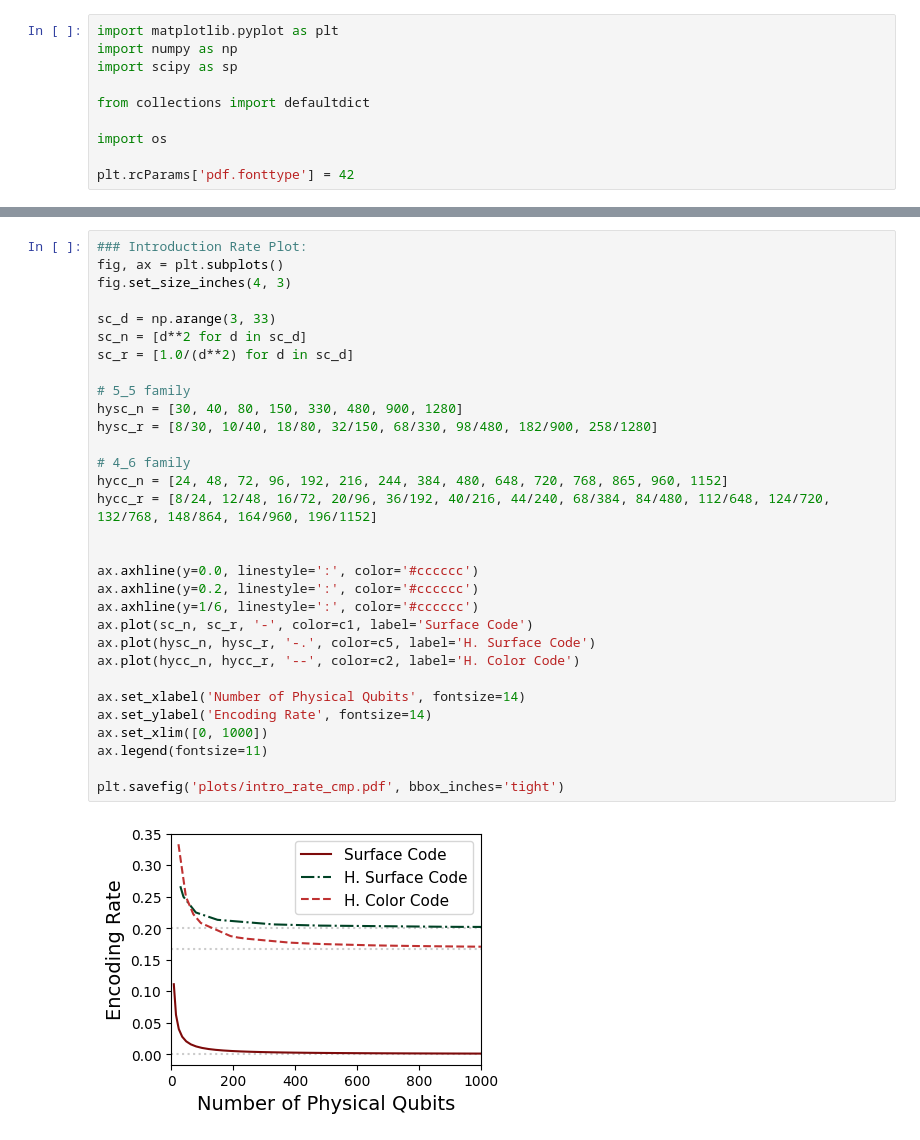
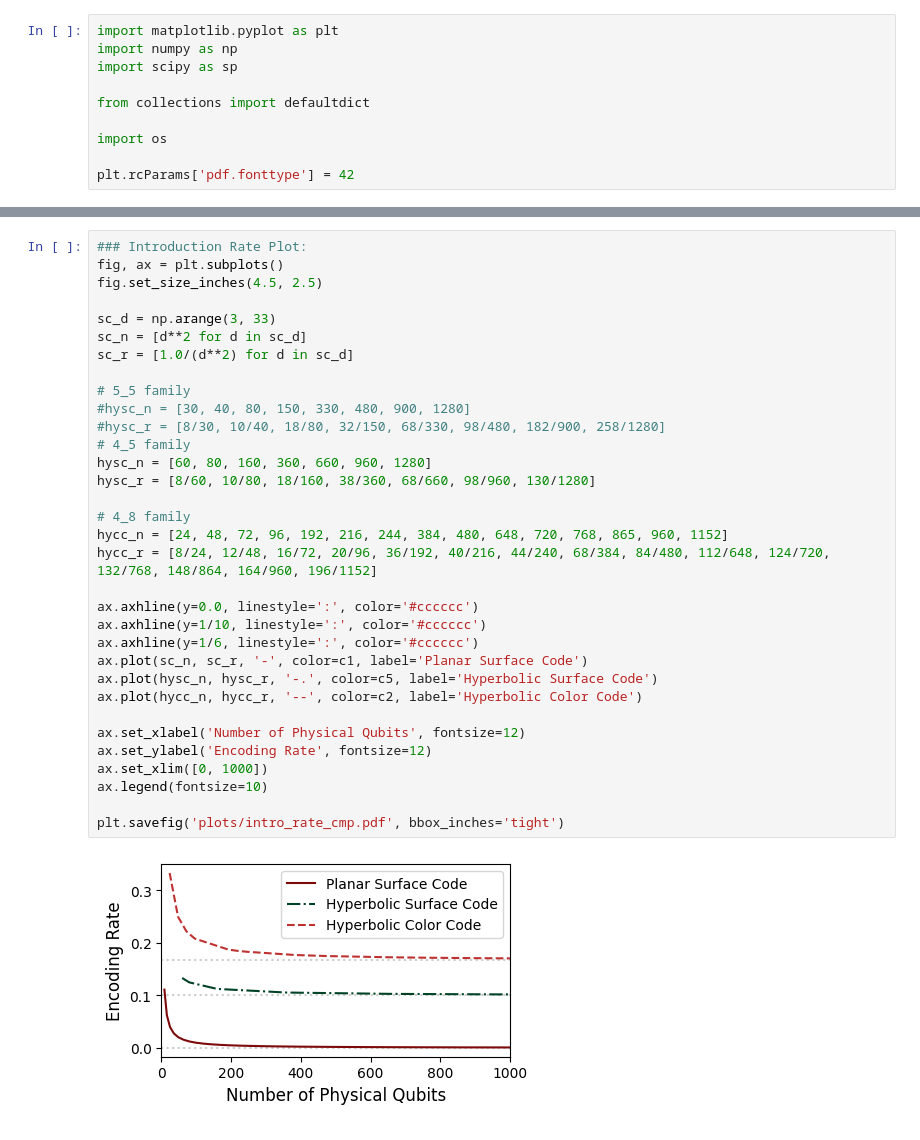
Before and after one commit to suhaskvittal/qontra, a Jupyter notebook: scripts/protean/plots.ipynb, the cells around one changed output, grey strips where cells are left out. Drawn from its saved outputs; the diff is of its cells as text.

```diff
--- a/scripts/protean/plots.ipynb
+++ b/scripts/protean/plots.ipynb
@@ -113,36 +117,38 @@ def get_code_error_rates(code, version, ler_key=-1):
 # %%
 ### Introduction Rate Plot:
 fig, ax = plt.subplots()
-fig.set_size_inches(4, 3)
+fig.set_size_inches(4.5, 2.5)
 
 sc_d = np.arange(3, 33)
 sc_n = [d**2 for d in sc_d]
 sc_r = [1.0/(d**2) for d in sc_d]
 
 # 5_5 family
-hysc_n = [30, 40, 80, 150, 330, 480, 900, 1280]
-hysc_r = [8/30, 10/40, 18/80, 32/150, 68/330, 98/480, 182/900, 258/1280]
+#hysc_n = [30, 40, 80, 150, 330, 480, 900, 1280]
+#hysc_r = [8/30, 10/40, 18/80, 32/150, 68/330, 98/480, 182/900, 258/1280]
+# 4_5 family
+hysc_n = [60, 80, 160, 360, 660, 960, 1280]
+hysc_r = [8/60, 10/80, 18/160, 38/360, 68/660, 98/960, 130/1280]
 
-# 4_6 family
+# 4_8 family
 hycc_n = [24, 48, 72, 96, 192, 216, 244, 384, 480, 648, 720, 768, 865, 960, 1152]
 hycc_r = [8/24, 12/48, 16/72, 20/96, 36/192, 40/216, 44/240, 68/384, 84/480, 112/648, 124/720, 132/768, 148/864, 164/960, 196/1152]
 
+ax.axhline(y=0.0, linestyle=':', color='#cccccc')
+ax.axhline(y=1/10, linestyle=':', color='#cccccc')
+ax.axhline(y=1/6, linestyle=':', color='#cccccc')
+ax.plot(sc_n, sc_r, '-', color=c1, label='Planar Surface Code')
+ax.plot(hysc_n, hysc_r, '-.', color=c5, label='Hyperbolic Surface Code')
+ax.plot(hycc_n, hycc_r, '--', color=c2, label='Hyperbolic Color Code')
 
-ax.axhline(y=0.0, linestyle=':', color='#cccccc')
-ax.axhline(y=0.2, linestyle=':', color='#cccccc')
-ax.axhline(y=1/6, linestyle=':', color='#cccccc')
-ax.plot(sc_n, sc_r, '-', color=c1, label='Surface Code')
-ax.plot(hysc_n, hysc_r, '-.', color=c5, label='H. Surface Code')
-ax.plot(hycc_n, hycc_r, '--', color=c2, label='H. Color Code')
-
-ax.set_xlabel('Number of Physical Qubits', fontsize=14)
-ax.set_ylabel('Encoding Rate', fontsize=14)
+ax.set_xlabel('Number of Physical Qubits', fontsize=12)
+ax.set_ylabel('Encoding Rate', fontsize=12)
 ax.set_xlim([0, 1000])
-ax.legend(fontsize=11)
+ax.legend(fontsize=10)
 
 plt.savefig('plots/intro_rate_cmp.pdf', bbox_inches='tight')
 # %% [output]
-[figure, old version]
+[figure, new version]
 # %%
 ## Background plot
 fig, ax = plt.subplots()
```
Also changed, not shown: parts of 7 cells of this notebook, 12 other files.
